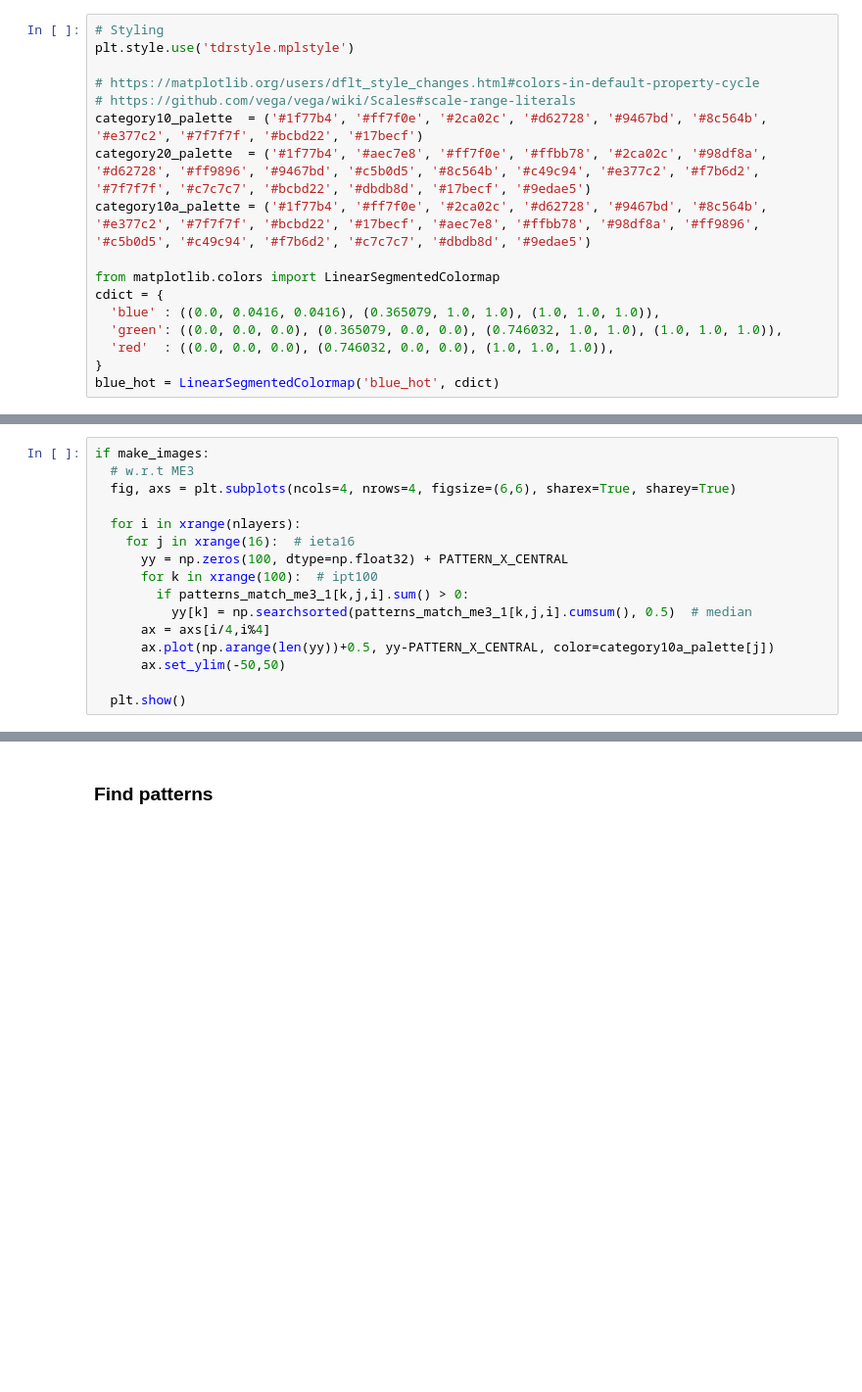
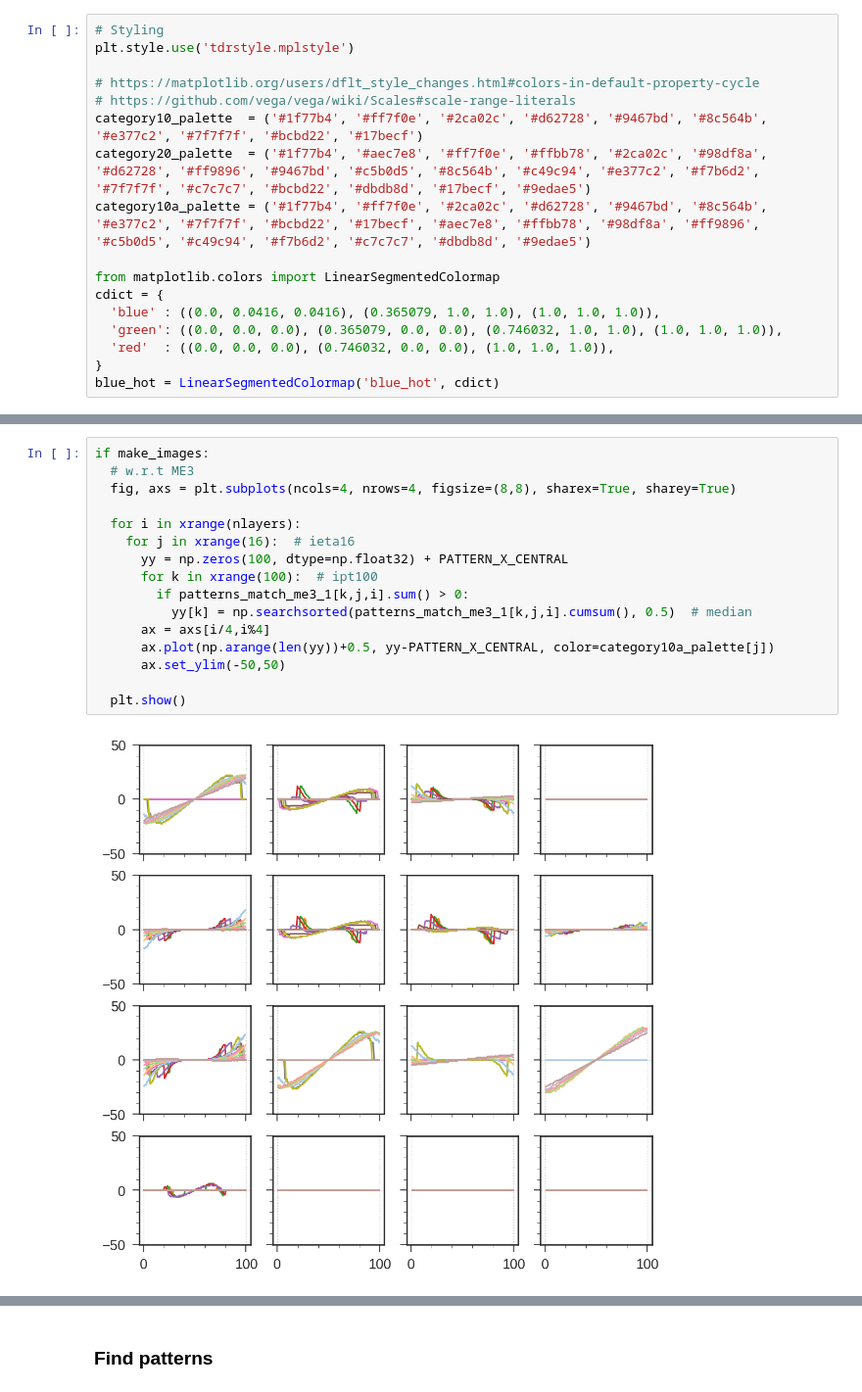
Before and after one commit to srosenzweig09/L1TMuonSimulationsMar2017, a Jupyter notebook: Analyzers/test8/myimages3.ipynb, the cells around one changed output, grey strips where cells are left out. Shown at 98% size. Drawn from its saved outputs; the diff is of its cells as text; blank space fills up the shorter version.

```diff
--- a/Analyzers/test8/myimages3.ipynb
+++ b/Analyzers/test8/myimages3.ipynb
@@ -304,16 +477,18 @@ if make_images:
 # %%
 if make_images:
   # w.r.t ME3
-  fig, axs = plt.subplots(ncols=4, nrows=4, figsize=(6,6), sharex=True, sharey=True)
+  fig, axs = plt.subplots(ncols=4, nrows=4, figsize=(8,8), sharex=True, sharey=True)
 
   for i in xrange(nlayers):
     for j in xrange(16):  # ieta16
       yy = np.zeros(100, dtype=np.float32) + PATTERN_X_CENTRAL
       for k in xrange(100):  # ipt100
         if patterns_match_me3_1[k,j,i].sum() > 0:
           yy[k] = np.searchsorted(patterns_match_me3_1[k,j,i].cumsum(), 0.5)  # median
       ax = axs[i/4,i%4]
       ax.plot(np.arange(len(yy))+0.5, yy-PATTERN_X_CENTRAL, color=category10a_palette[j])
       ax.set_ylim(-50,50)
 
   plt.show()
+# %% [output]
+[figure, added]
```
Also changed, not shown: parts of 21 cells of this notebook.
